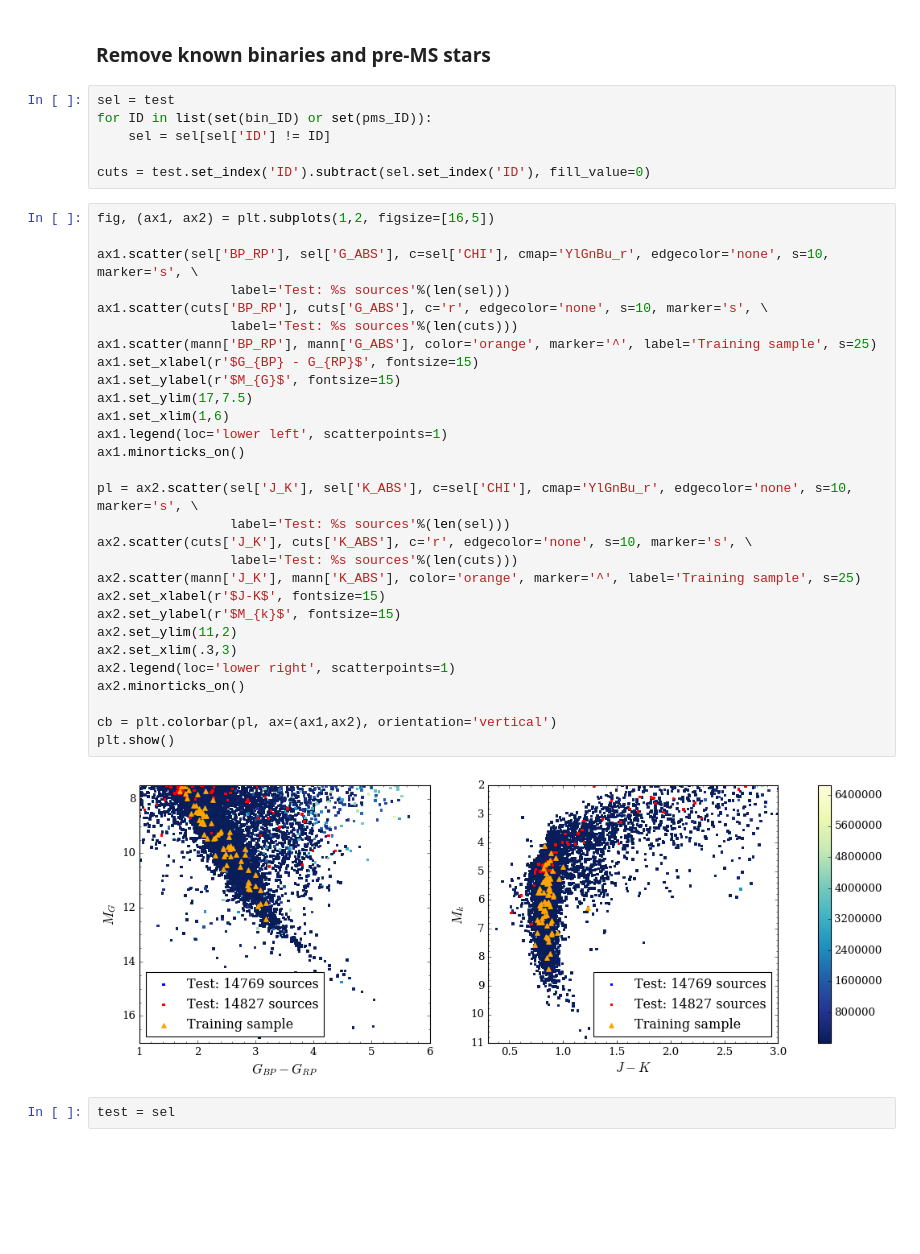
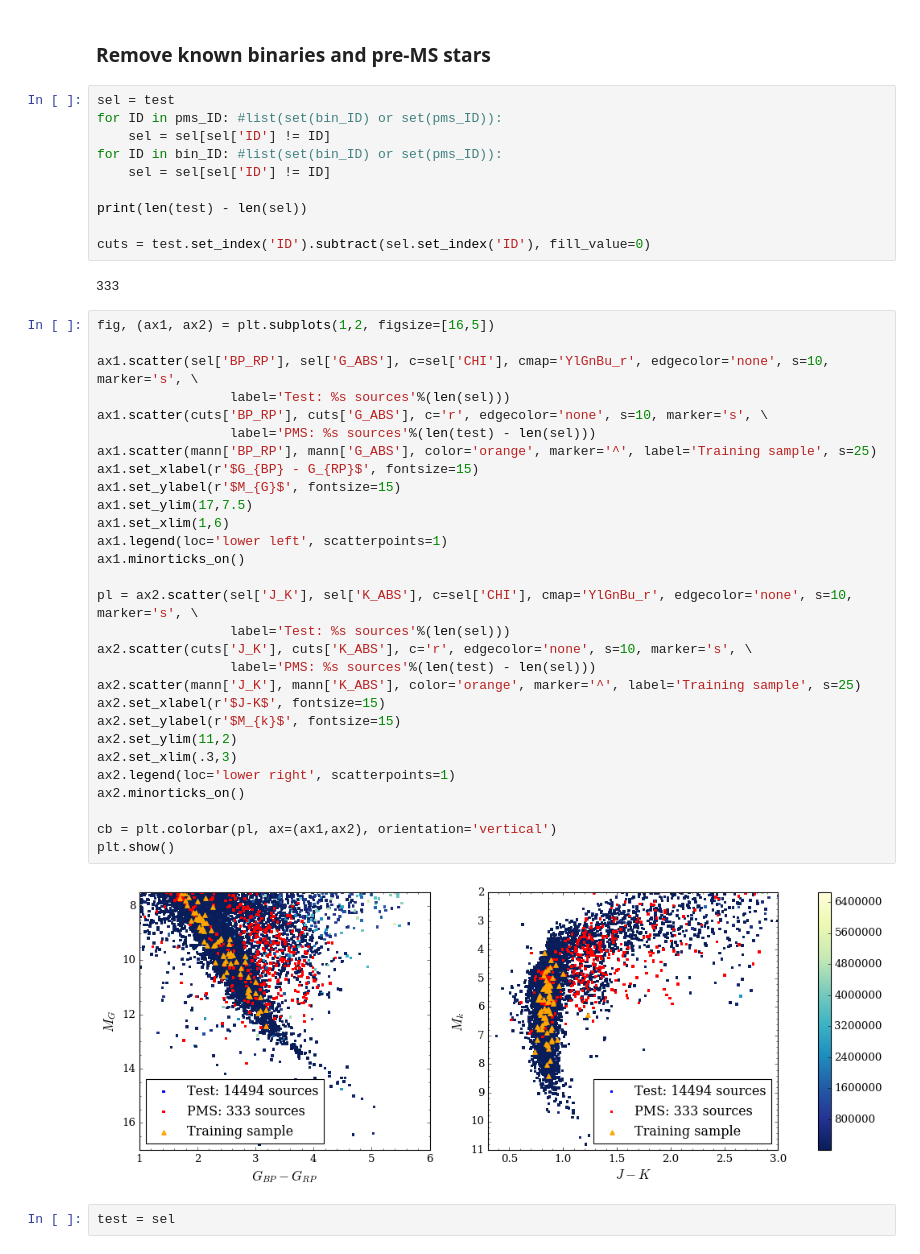
Before and after one commit to jbirky/Mdwarf_project, a Jupyter notebook: cannon_runs/apogee_test/finalize_selection.ipynb, the cells around one changed output. Drawn from its saved outputs; the diff is of its cells as text; blank space fills up the shorter version.

```diff
--- a/cannon_runs/apogee_test/finalize_selection.ipynb
+++ b/cannon_runs/apogee_test/finalize_selection.ipynb
@@ -61,41 +57,47 @@ test['J_K'] = test['J'] - test['K']
 ### Remove known binaries and pre-MS stars
 # %%
 sel = test
-for ID in list(set(bin_ID) or set(pms_ID)):
+for ID in pms_ID: #list(set(bin_ID) or set(pms_ID)):
+    sel = sel[sel['ID'] != ID]
+for ID in bin_ID: #list(set(bin_ID) or set(pms_ID)):
     sel = sel[sel['ID'] != ID]
 
+print(len(test) - len(sel))
+
 cuts = test.set_index('ID').subtract(sel.set_index('ID'), fill_value=0)
+# %% [output]
+333
 # %%
 fig, (ax1, ax2) = plt.subplots(1,2, figsize=[16,5])
 
 ax1.scatter(sel['BP_RP'], sel['G_ABS'], c=sel['CHI'], cmap='YlGnBu_r', edgecolor='none', s=10, marker='s', \
                  label='Test: %s sources'%(len(sel)))
 ax1.scatter(cuts['BP_RP'], cuts['G_ABS'], c='r', edgecolor='none', s=10, marker='s', \
-                 label='Test: %s sources'%(len(cuts)))
+                 label='PMS: %s sources'%(len(test) - len(sel)))
 ax1.scatter(mann['BP_RP'], mann['G_ABS'], color='orange', marker='^', label='Training sample', s=25)
 ax1.set_xlabel(r'$G_{BP} - G_{RP}$', fontsize=15)
 ax1.set_ylabel(r'$M_{G}$', fontsize=15)
 ax1.set_ylim(17,7.5)
 ax1.set_xlim(1,6)
 ax1.legend(loc='lower left', scatterpoints=1)
 ax1.minorticks_on()
 
 pl = ax2.scatter(sel['J_K'], sel['K_ABS'], c=sel['CHI'], cmap='YlGnBu_r', edgecolor='none', s=10, marker='s', \
                  label='Test: %s sources'%(len(sel)))
 ax2.scatter(cuts['J_K'], cuts['K_ABS'], c='r', edgecolor='none', s=10, marker='s', \
-                 label='Test: %s sources'%(len(cuts)))
+                 label='PMS: %s sources'%(len(test) - len(sel)))
 ax2.scatter(mann['J_K'], mann['K_ABS'], color='orange', marker='^', label='Training sample', s=25)
 ax2.set_xlabel(r'$J-K$', fontsize=15)
 ax2.set_ylabel(r'$M_{k}$', fontsize=15)
 ax2.set_ylim(11,2)
 ax2.set_xlim(.3,3)
 ax2.legend(loc='lower right', scatterpoints=1)
 ax2.minorticks_on()
 
 cb = plt.colorbar(pl, ax=(ax1,ax2), orientation='vertical')
 plt.show()
 # %% [output]
-[figure, old version]
+[figure, new version]
 # %%
 test = sel
 # %% [markdown]
```
Also changed, not shown: parts of 22 cells of this notebook, 3 other files.
